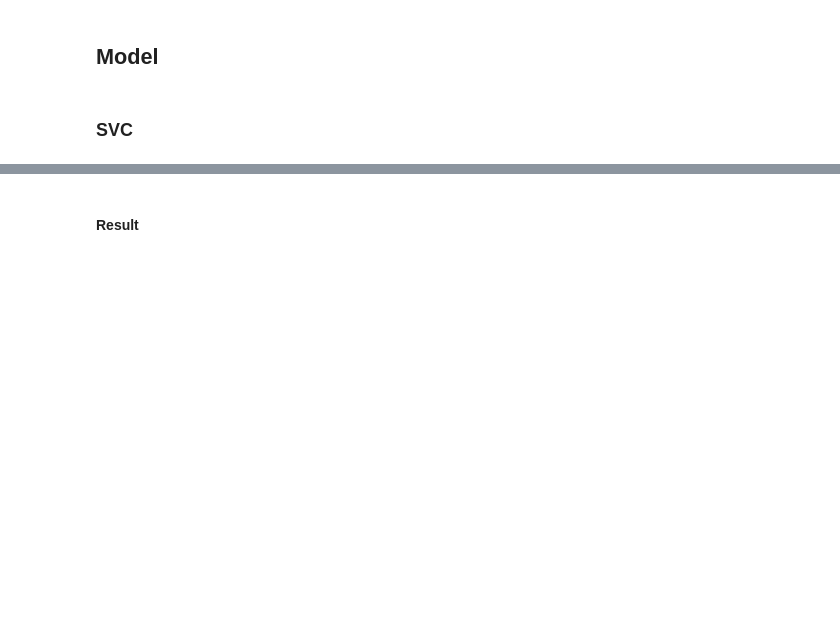
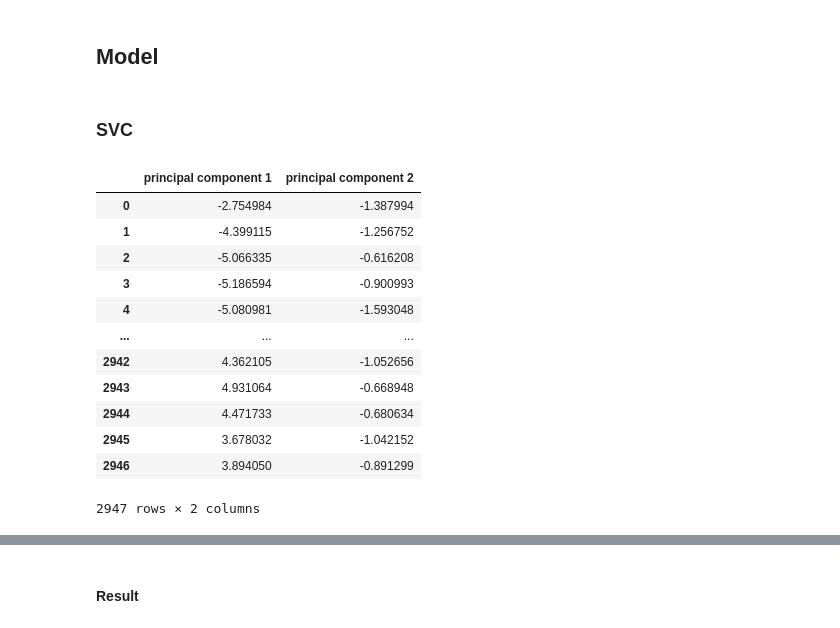
Before and after one commit to JayPBhatia/SUTDML2021Project, a Jupyter notebook: SUTDML2021Project.ipynb, the cells around one changed output, grey strips where cells are left out. Drawn from its saved outputs; the diff is of its cells as text; code cells hidden in the pictures; blank space fills up the shorter version.

```diff
--- a/SUTDML2021Project.ipynb
+++ b/SUTDML2021Project.ipynb
@@ -239,3 +241,19 @@ ax.grid()
 ## Model
 # %% [markdown]
 ### SVC
+# %%
+principalDf
+# %% [output]
+|  | principal component 1 | principal component 2 |
+| 0 | -2.754984 | -1.387994 |
+| 1 | -4.399115 | -1.256752 |
+| 2 | -5.066335 | -0.616208 |
+| 3 | -5.186594 | -0.900993 |
+| 4 | -5.080981 | -1.593048 |
+| ... | ... | ... |
+| 2942 | 4.362105 | -1.052656 |
+| 2943 | 4.931064 | -0.668948 |
+| 2944 | 4.471733 | -0.680634 |
+| 2945 | 3.678032 | -1.042152 |
+| 2946 | 3.894050 | -0.891299 |
+2947 rows × 2 columns
```
Also changed, not shown: parts of 11 cells of this notebook.
